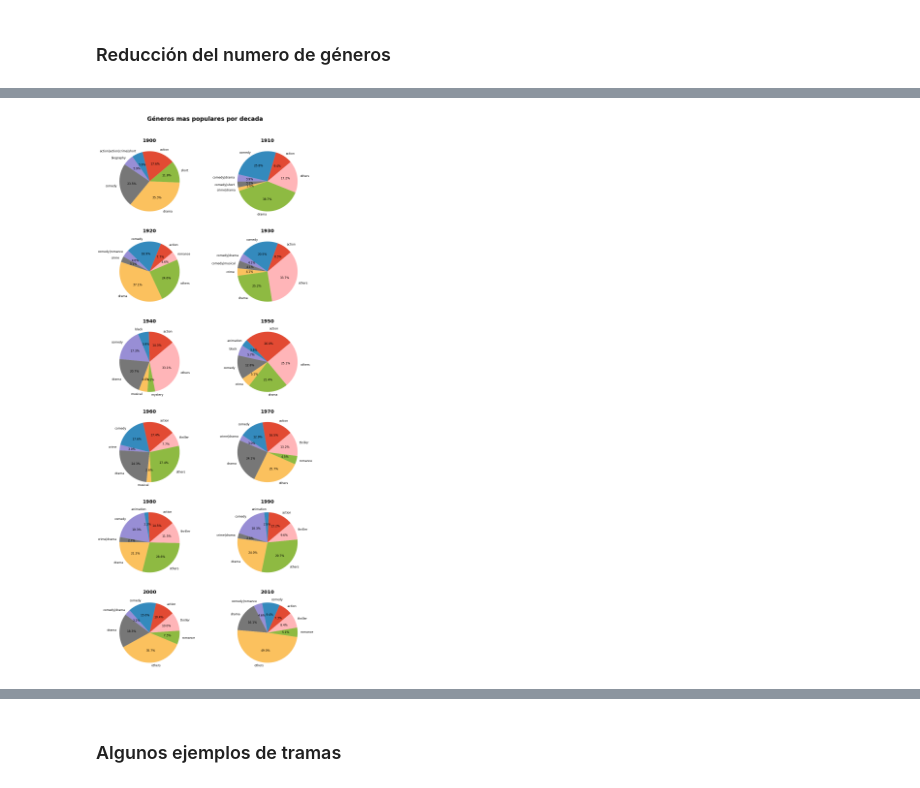
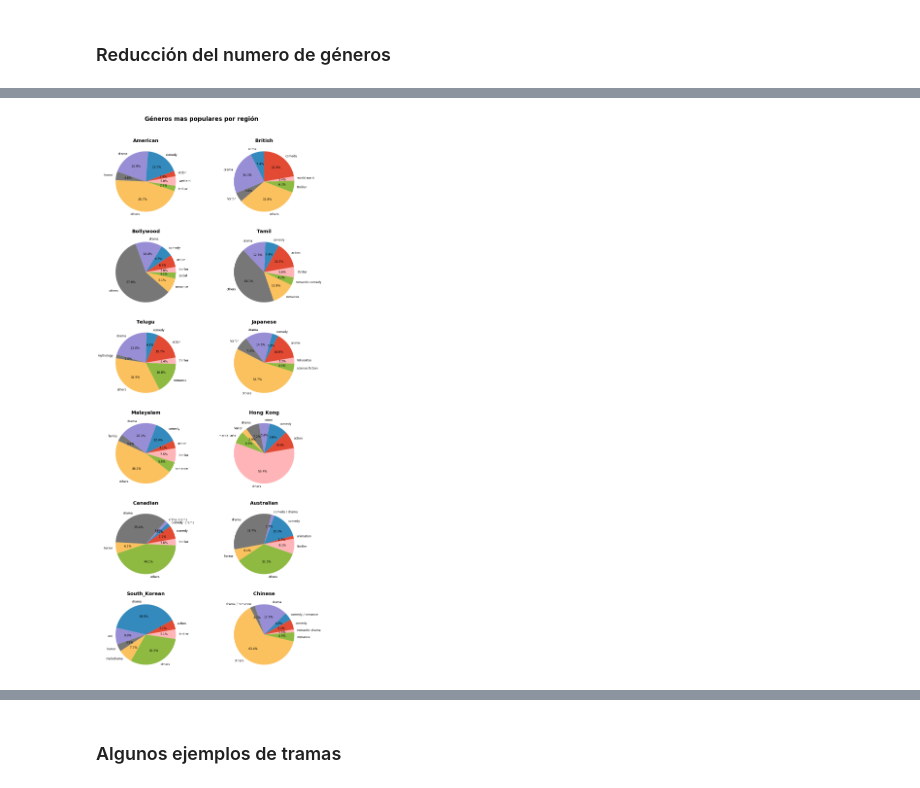
Before and after one commit to ricardoamata/Proyecto-ML, a Jupyter notebook: MoviePlots.ipynb, the cells around one changed output, grey strips where cells are left out. Cells and saved outputs as stored; diff of their text form; code cells hidden in the pictures.

```diff
--- a/MoviePlots.ipynb
+++ b/MoviePlots.ipynb
@@ -38,7 +60,8 @@ plt.style.use('ggplot')
 # %% [markdown]
 Carga los datos (se pueden bajar de aquí: https://www.kaggle.com/jrobischon/wikipedia-movie-plots)
 # %%
-df = pd.read_csv("wiki_movie_plots_deduped.csv")
-df.rename(columns={'Origin/Ethnicity':'Origin'}, inplace=True) # para mayor comodidad
-df.shape
+wiki_plots = pd.read_csv("wiki_movie_plots_deduped.csv")
+wiki_plots.rename(columns={'Origin/Ethnicity':'Origin'}, inplace=True) # para mayor comodidad
+wiki_plots = wiki_plots.drop_duplicates(subset='Plot', keep='first')
+wiki_plots.shape
 # %% [output]
@@ -466,21 +181,18 @@ Text(0, 0.5, 'Número de ocurrencias')
 # %%
 def grouping_func(s, index, splt_index):
     if list(s.index).index(index) > splt_index:
         return 'others'
     return index
 
 fig, axes = plt.subplots(nrows=6, ncols=2)
-fig.suptitle("Géneros mas populares por decada", fontsize=24, y=0.92, weight="bold")
+fig.suptitle("Géneros mas populares por región", fontsize=24, y=0.92, weight="bold")
 
-for i, decade in enumerate(range(1900,2017,10)):
-    populars = df.query(f'`Release Year` >= {decade} & `Release Year` < {decade+10} & GenreCorrected != "unknown"')['GenreCorrected'].value_counts()
-    populars.groupby(lambda s: grouping_func(populars, s, 5)).sum().plot(ax=axes[i//2,i%2],
-                                                                         kind='pie',
-                                                                         fontsize=12,
-                                                                         autopct='%1.1f%%',
-                                                                         figsize=(16,40),
-                                                                         startangle=40,
+for i, origin in enumerate(df['Origin'].value_counts().head(12).index):
+    populars = df.query(f'(Origin == "{origin}") & (Genre != "unknown")')['Genre'].value_counts()
+    populars.groupby(lambda s: grouping_func(populars, s, 5)).sum().plot(ax=axes[i//2,i%2], kind='pie',
+                                                                         fontsize=12, autopct='%1.1f%%',
+                                                                         figsize=(16,40), startangle=10,
                                                                          label="")
-    axes[i//2,i%2].set_title(f"{decade}", fontsize=20, weight="bold")
+    axes[i//2,i%2].set_title(f"{origin}", fontsize=20, weight="bold")
 # %% [output]
-[figure, old version]
+[figure, new version]
```
Also changed, not shown: parts of 55 cells of this notebook.
